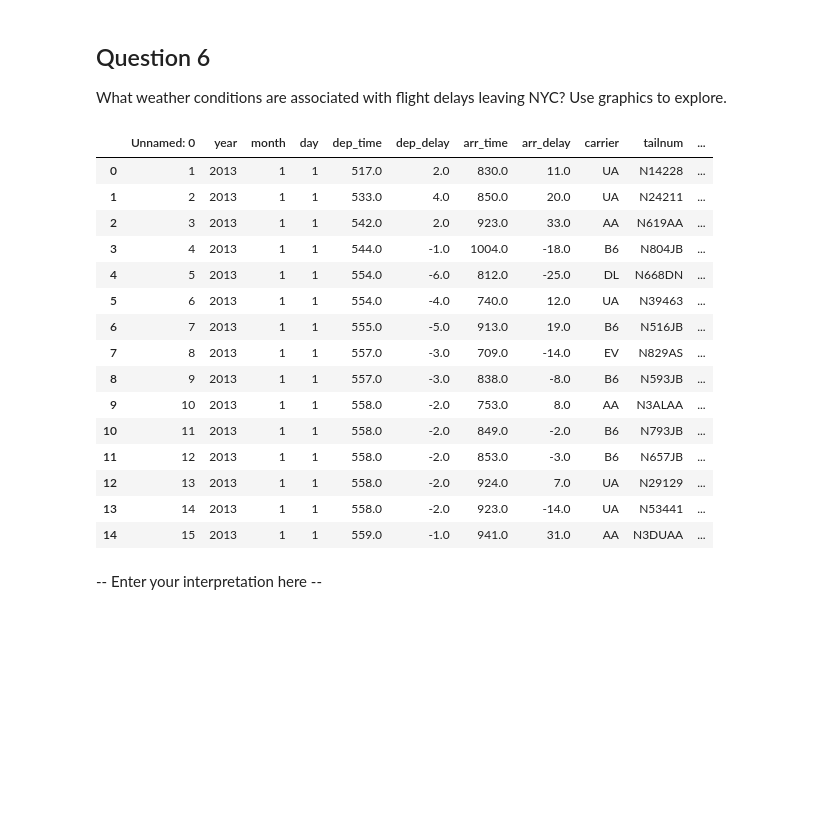
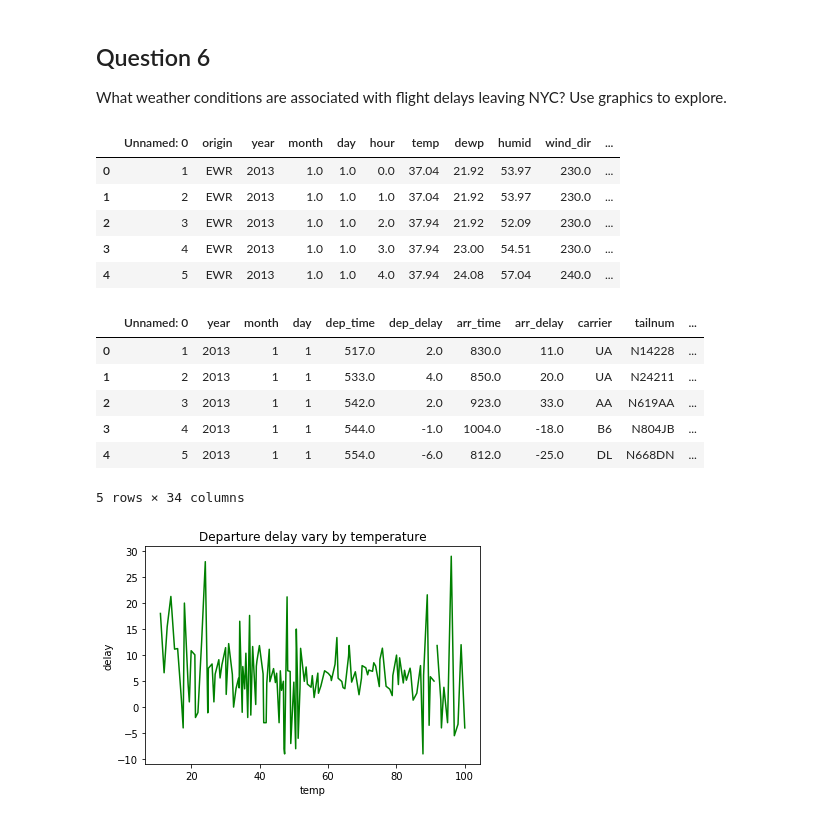
Before and after one commit to victoriajuan/371_Core_Methods_In_Data_Science, a Jupyter notebook: assignment/problem_set_1/JUAN_YIRAN_PS1.ipynb, the cells around one changed output. Cells and saved outputs as stored; diff of their text form; code cells hidden in the pictures; blank space fills up the shorter version.

```diff
--- a/assignment/problem_set_1/JUAN_YIRAN_PS1.ipynb
+++ b/assignment/problem_set_1/JUAN_YIRAN_PS1.ipynb
@@ -308,23 +337,34 @@ Develop one research question you can address using the nycflights2013 dataset.
 What weather conditions are associated with flight delays leaving NYC? Use graphics to explore.
 # %%
 # Your code here
-flights_df.head(15)
+weather_df= pd.read_csv('weather.csv')
+weather_df.head()
 # %% [output]
-|  | Unnamed: 0 | year | month | day | dep_time | dep_delay | arr_time | arr_delay | carrier | tailnum | ... |
-| 0 | 1 | 2013 | 1 | 1 | 517.0 | 2.0 | 830.0 | 11.0 | UA | N14228 | ... |
-| 1 | 2 | 2013 | 1 | 1 | 533.0 | 4.0 | 850.0 | 20.0 | UA | N24211 | ... |
-| 2 | 3 | 2013 | 1 | 1 | 542.0 | 2.0 | 923.0 | 33.0 | AA | N619AA | ... |
-| 3 | 4 | 2013 | 1 | 1 | 544.0 | -1.0 | 1004.0 | -18.0 | B6 | N804JB | ... |
-| 4 | 5 | 2013 | 1 | 1 | 554.0 | -6.0 | 812.0 | -25.0 | DL | N668DN | ... |
-| 5 | 6 | 2013 | 1 | 1 | 554.0 | -4.0 | 740.0 | 12.0 | UA | N39463 | ... |
-| 6 | 7 | 2013 | 1 | 1 | 555.0 | -5.0 | 913.0 | 19.0 | B6 | N516JB | ... |
-| 7 | 8 | 2013 | 1 | 1 | 557.0 | -3.0 | 709.0 | -14.0 | EV | N829AS | ... |
-| 8 | 9 | 2013 | 1 | 1 | 557.0 | -3.0 | 838.0 | -8.0 | B6 | N593JB | ... |
-| 9 | 10 | 2013 | 1 | 1 | 558.0 | -2.0 | 753.0 | 8.0 | AA | N3ALAA | ... |
-| 10 | 11 | 2013 | 1 | 1 | 558.0 | -2.0 | 849.0 | -2.0 | B6 | N793JB | ... |
-| 11 | 12 | 2013 | 1 | 1 | 558.0 | -2.0 | 853.0 | -3.0 | B6 | N657JB | ... |
-| 12 | 13 | 2013 | 1 | 1 | 558.0 | -2.0 | 924.0 | 7.0 | UA | N29129 | ... |
-| 13 | 14 | 2013 | 1 | 1 | 558.0 | -2.0 | 923.0 | -14.0 | UA | N53441 | ... |
-| 14 | 15 | 2013 | 1 | 1 | 559.0 | -1.0 | 941.0 | 31.0 | AA | N3DUAA | ... |
+|  | Unnamed: 0 | origin | year | month | day | hour | temp | dewp | humid | wind_dir | ... |
+| 0 | 1 | EWR | 2013 | 1.0 | 1.0 | 0.0 | 37.04 | 21.92 | 53.97 | 230.0 | ... |
+| 1 | 2 | EWR | 2013 | 1.0 | 1.0 | 1.0 | 37.04 | 21.92 | 53.97 | 230.0 | ... |
+| 2 | 3 | EWR | 2013 | 1.0 | 1.0 | 2.0 | 37.94 | 21.92 | 52.09 | 230.0 | ... |
+| 3 | 4 | EWR | 2013 | 1.0 | 1.0 | 3.0 | 37.94 | 23.00 | 54.51 | 230.0 | ... |
+| 4 | 5 | EWR | 2013 | 1.0 | 1.0 | 4.0 | 37.94 | 24.08 | 57.04 | 240.0 | ... |
-# %% [markdown]
--- Enter your interpretation here --
+# %%
+flight_weather_df = pd.concat([flights_df, weather_df], axis=1)
+flight_weather_df.head()
+# %% [output]
+|  | Unnamed: 0 | year | month | day | dep_time | dep_delay | arr_time | arr_delay | carrier | tailnum | ... |
+| 0 | 1 | 2013 | 1 | 1 | 517.0 | 2.0 | 830.0 | 11.0 | UA | N14228 | ... |
+| 1 | 2 | 2013 | 1 | 1 | 533.0 | 4.0 | 850.0 | 20.0 | UA | N24211 | ... |
+| 2 | 3 | 2013 | 1 | 1 | 542.0 | 2.0 | 923.0 | 33.0 | AA | N619AA | ... |
+| 3 | 4 | 2013 | 1 | 1 | 544.0 | -1.0 | 1004.0 | -18.0 | B6 | N804JB | ... |
+| 4 | 5 | 2013 | 1 | 1 | 554.0 | -6.0 | 812.0 | -25.0 | DL | N668DN | ... |
+5 rows × 34 columns
+# %%
+temp = flight_weather_df.groupby("temp")
+tempSum = temp["dep_delay"].mean()
+plt.clf()
+plt.plot(tempSum.keys(), tempSum, color='g')
+plt.xlabel('temperature')
+plt.ylabel('delay')
+plt.title('Departure delay vary by temperature')
+plt.show()
+# %% [output]
+[figure, added]
```
Also changed, not shown: parts of 20 cells of this notebook.
